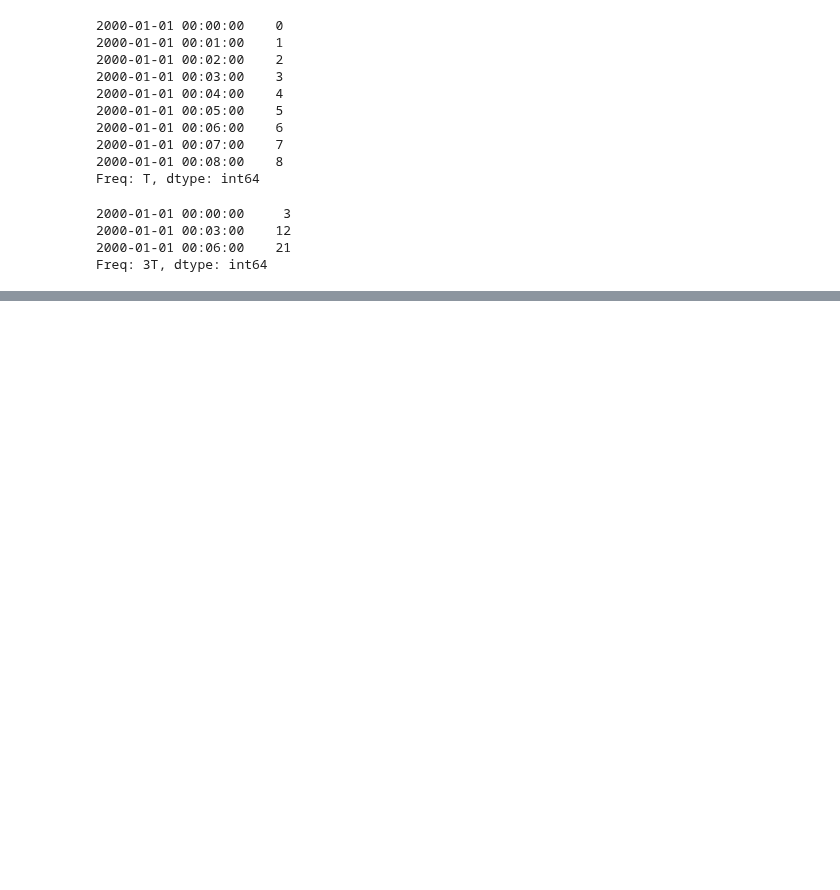
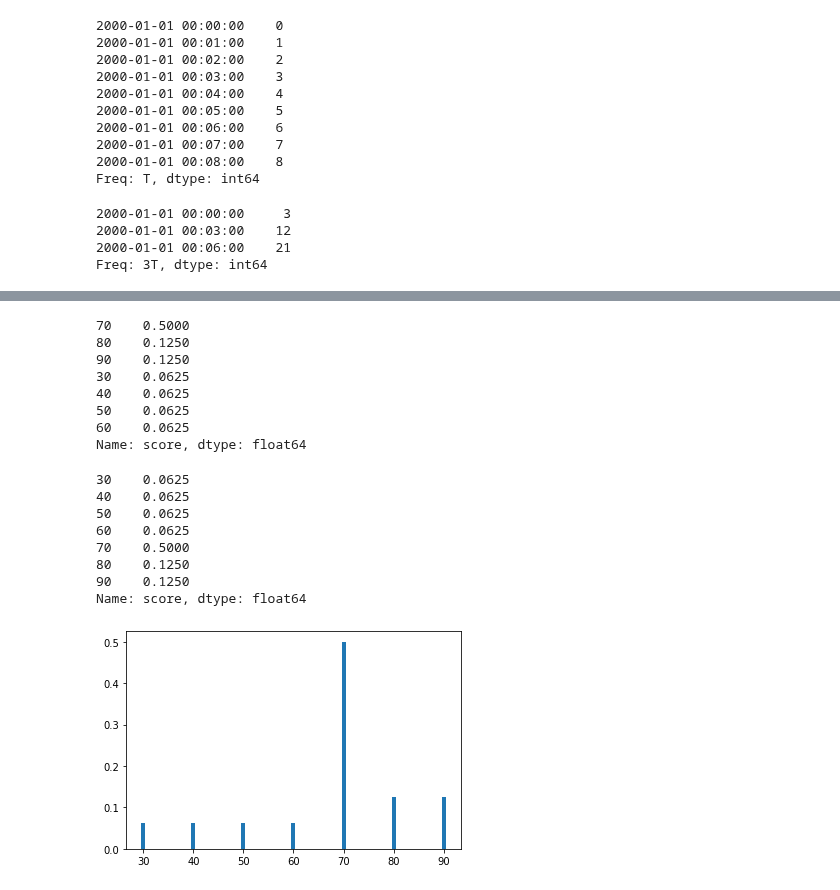
Before and after one commit to gabrielwithappy/python_study, a Jupyter notebook: Python_Basic.ipynb, the cells around one changed output, grey strips where cells are left out. Saved outputs shown, nothing was run; the diff lists cells and outputs as text; code cells hidden in the pictures; blank space fills up the shorter version.

Commit message:
EDA pmf, cdf, ppf using scipy stats library

```diff
--- a/Python_Basic.ipynb
+++ b/Python_Basic.ipynb
@@ -1871,0 +1982,32 @@ Freq: 3T, dtype: int64
+# %%
+# custum PMF, CDF, PPF
+from scipy import stats
+import pandas as pd
+import matplotlib.pyplot as plt
+
+df = pd.DataFrame({'score' : [30,40,50,60,70,70,70,70,70,70,70,70,80,80,90,90]})
+prob = df['score'].value_counts()/len(df['score'])
+display(prob)
+display(prob.sort_index())
+prob.sort_index(inplace= True)
+
+custm = stats.rv_discrete(name='cutsm', values=[ prob.index, prob])
+h = plt.bar(prob.index, custm.pmf(prob.index))
+# %% [output]
+70    0.5000
+80    0.1250
+90    0.1250
+30    0.0625
+40    0.0625
+50    0.0625
+60    0.0625
+Name: score, dtype: float64
+30    0.0625
+40    0.0625
+50    0.0625
+60    0.0625
+70    0.5000
+80    0.1250
+90    0.1250
+Name: score, dtype: float64
+[figure, added]
```
Also changed, not shown: parts of 12 cells of this notebook.
